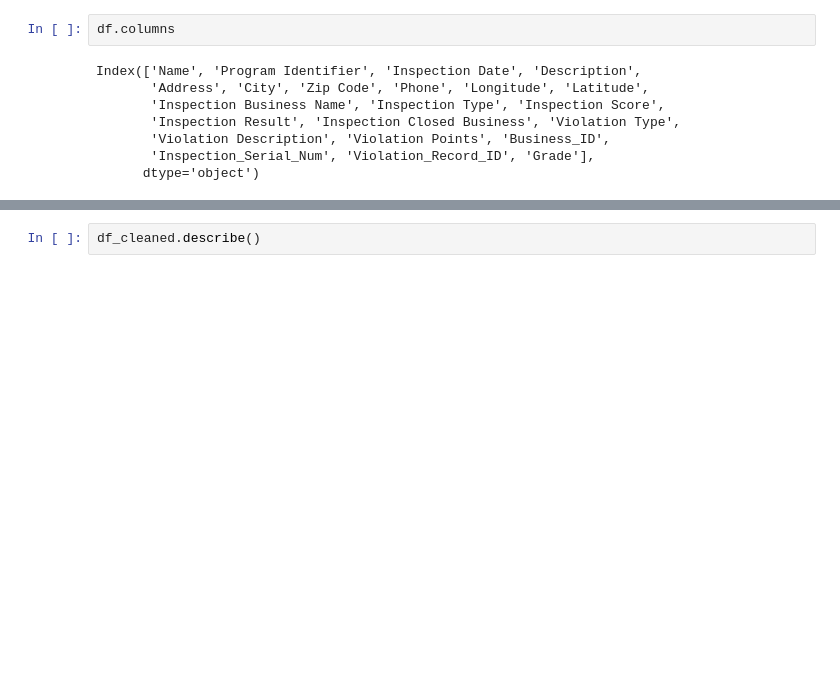
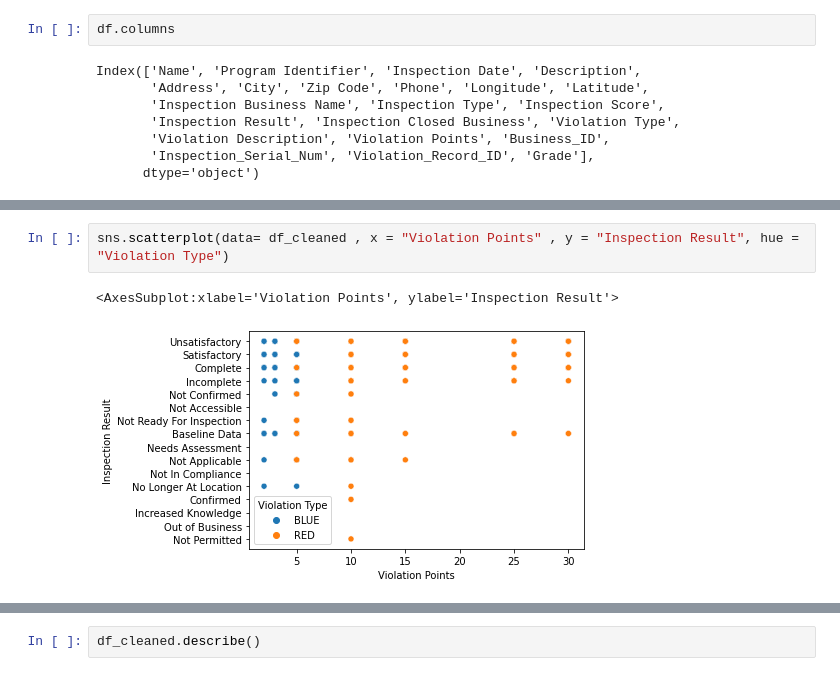
Before and after one commit to Mohammadaminrmz/food_inspection, a Jupyter notebook: food_inspection.ipynb, the cells around one changed output, grey strips where cells are left out. Saved outputs shown, nothing was run; the diff lists cells and outputs as text; blank space fills up the shorter version.

```diff
--- a/food_inspection.ipynb
+++ b/food_inspection.ipynb
@@ -48,0 +41,5 @@ df_cleaned
+# %%
+sns.scatterplot(data= df_cleaned , x = "Violation Points" , y = "Inspection Result", hue = "Violation Type")
+# %% [output]
+<AxesSubplot:xlabel='Violation Points', ylabel='Inspection Result'>
+[figure, added]
```
Also changed, not shown: parts of 7 cells of this notebook.
